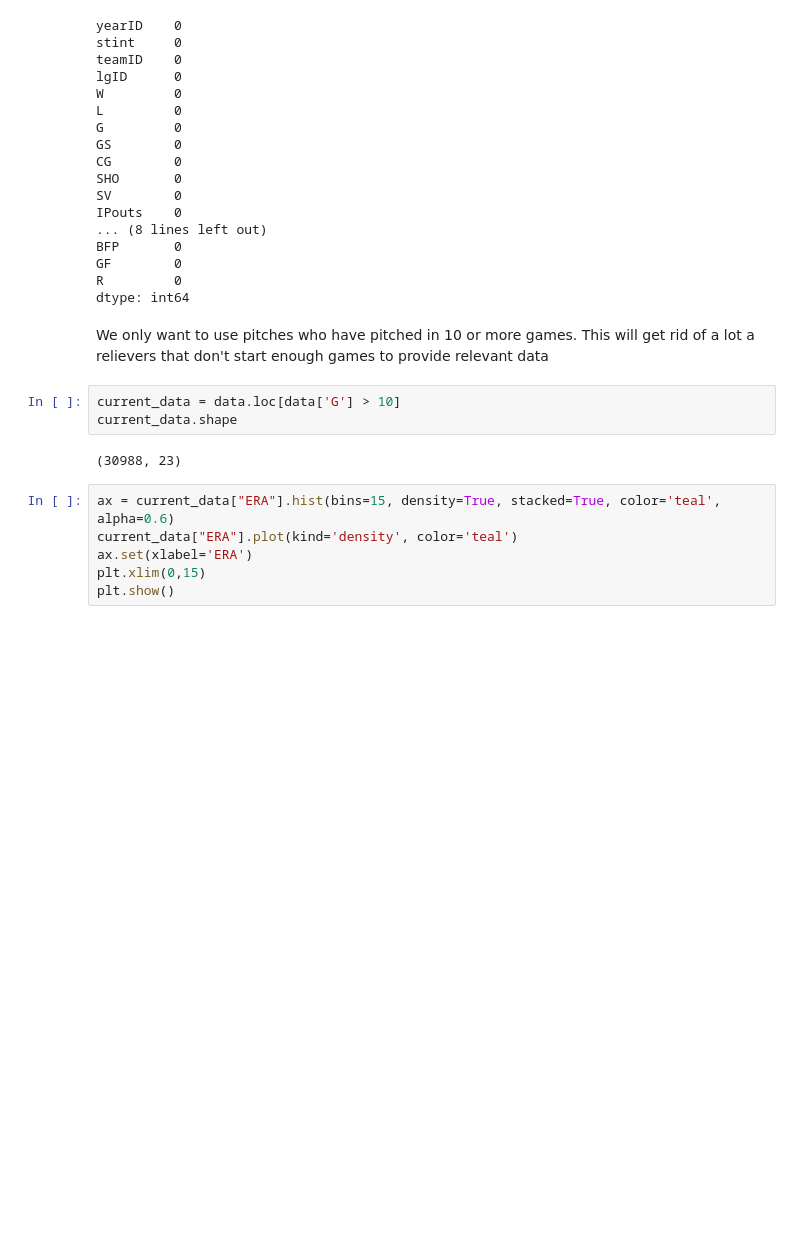
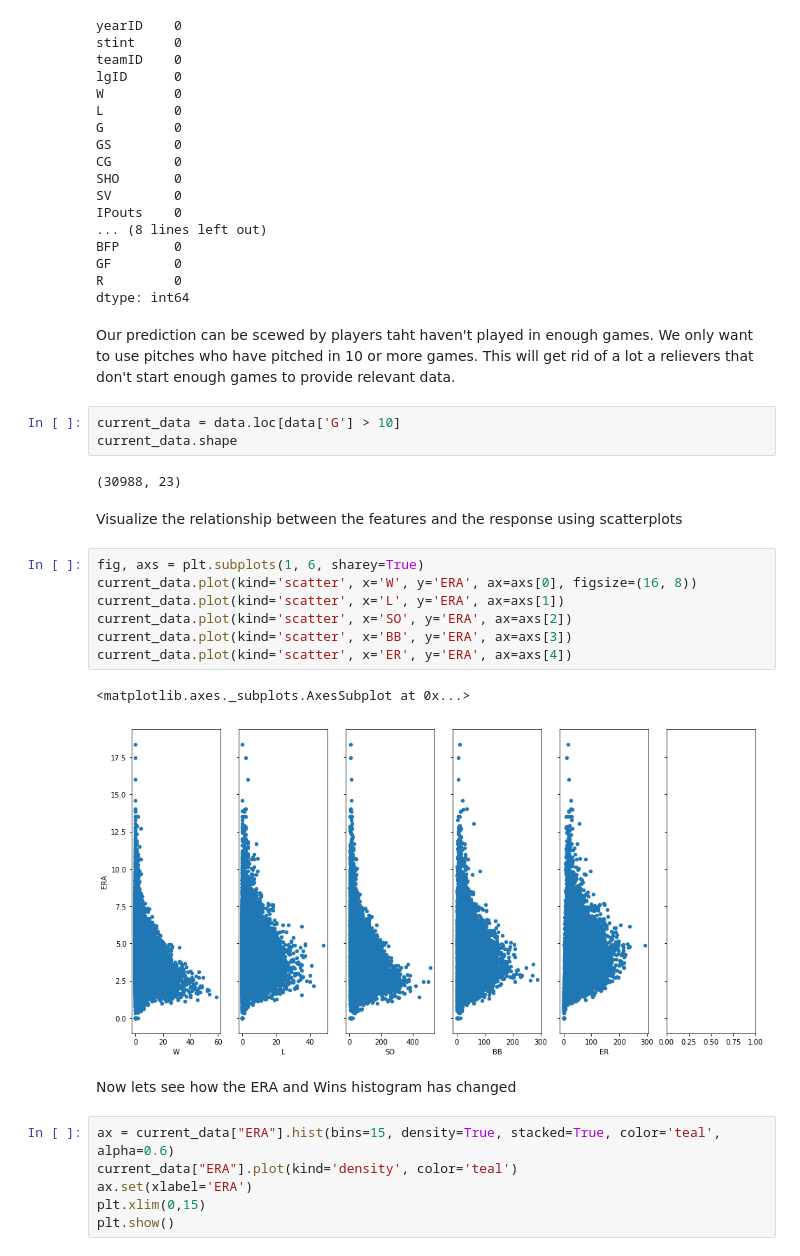
Before and after one commit to ndb1995/comp840, a Jupyter notebook: final project/sport_regression2.ipynb, the cells around one changed output. Saved outputs shown, nothing was run; the diff lists cells and outputs as text; blank space fills up the shorter version.

```diff
--- a/final project/sport_regression2.ipynb
+++ b/final project/sport_regression2.ipynb
@@ -132,12 +144,26 @@ GF        0
 R         0
 dtype: int64
 # %% [markdown]
-We only want to use pitches who have pitched in 10 or more games. This will get rid of a lot a relievers that don't start enough games to provide relevant data
+Our prediction can be scewed by players taht haven't played in enough games. We only want to use pitches who have pitched in 10 or more games. This will get rid of a lot a relievers that don't start enough games to provide relevant data.
 # %%
 current_data = data.loc[data['G'] > 10]
 current_data.shape
 # %% [output]
 (30988, 23)
+# %% [markdown]
+Visualize the relationship between the features and the response using scatterplots
+# %%
+fig, axs = plt.subplots(1, 6, sharey=True)
+current_data.plot(kind='scatter', x='W', y='ERA', ax=axs[0], figsize=(16, 8))
+current_data.plot(kind='scatter', x='L', y='ERA', ax=axs[1])
+current_data.plot(kind='scatter', x='SO', y='ERA', ax=axs[2])
+current_data.plot(kind='scatter', x='BB', y='ERA', ax=axs[3])
+current_data.plot(kind='scatter', x='ER', y='ERA', ax=axs[4])
+# %% [output]
+<matplotlib.axes._subplots.AxesSubplot at 0x...>
+[figure, added]
+# %% [markdown]
+Now lets see how the ERA and Wins histogram has changed
 # %%
 ax = current_data["ERA"].hist(bins=15, density=True, stacked=True, color='teal', alpha=0.6)
 current_data["ERA"].plot(kind='density', color='teal')
```
Also changed, not shown: parts of 17 cells of this notebook.
